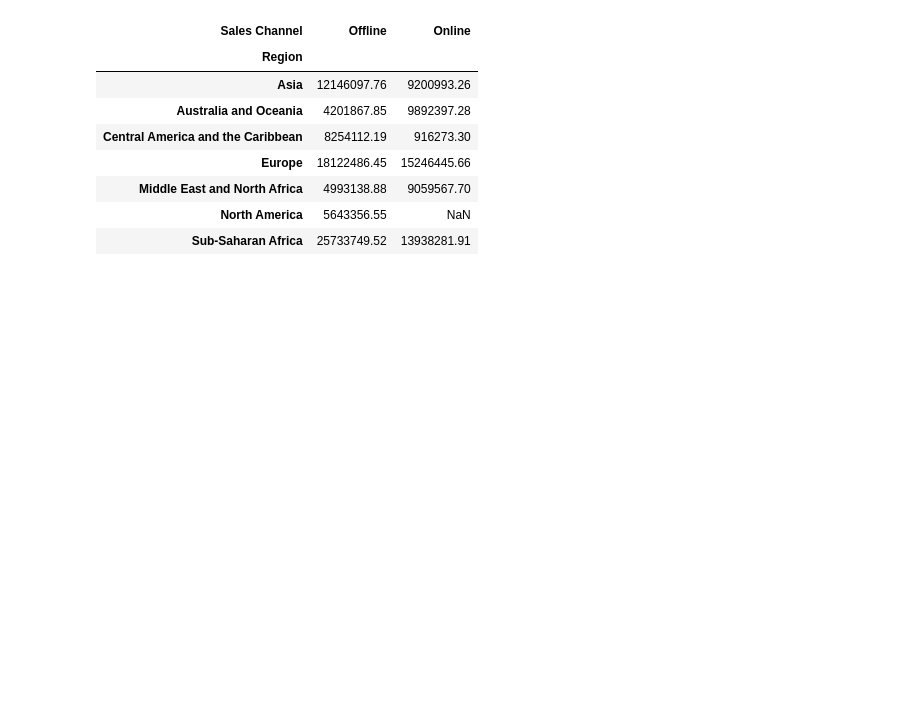
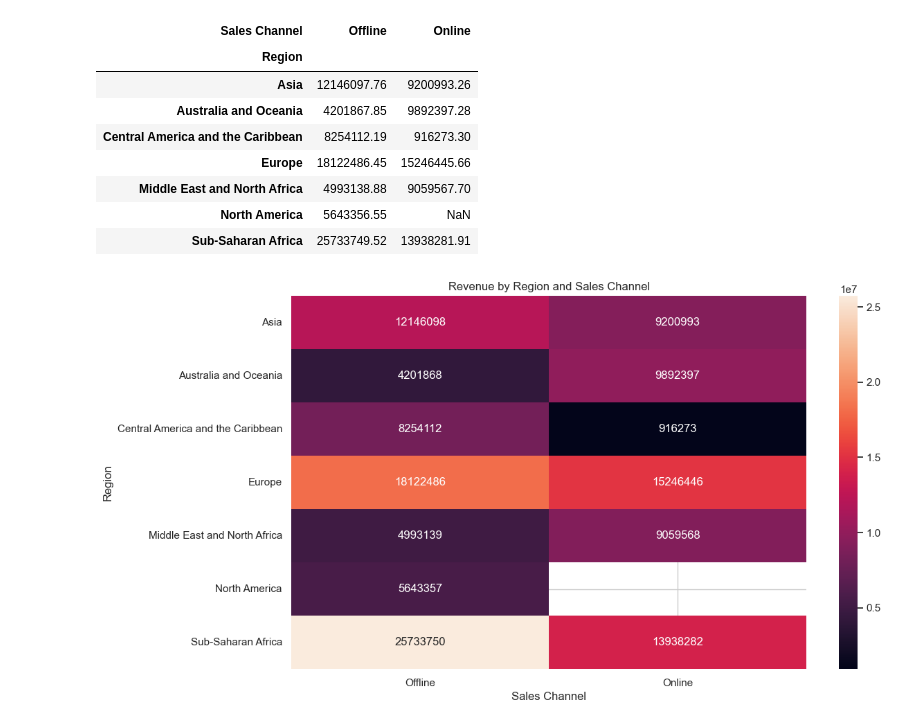
Before and after one commit to Ebin21/Amazon-Sales-Data-Analysis-using-python, a Jupyter notebook: Amazon-Sales.ipynb, the cells around one changed output. Saved outputs shown, nothing was run; the diff lists cells and outputs as text; code cells hidden in the pictures; blank space fills up the shorter version.

Commit message:
Push all commit Amazon Sales

```diff
--- a/Amazon-Sales.ipynb
+++ b/Amazon-Sales.ipynb
@@ -644,3 +644,17 @@ pivot_region_channel
 | Middle East and North Africa | 4993138.88 | 9059567.70 |
 | North America | 5643356.55 | NaN |
 | Sub-Saharan Africa | 25733749.52 | 13938281.91 |
+# %%
+plt.figure(figsize=(12, 7))
+
+sns.heatmap(
+    pivot_region_channel,
+    annot=True,
+    fmt='.0f'
+)
+
+plt.title('Revenue by Region and Sales Channel')
+
+plt.show()
+# %% [output]
+[figure, added]
```
